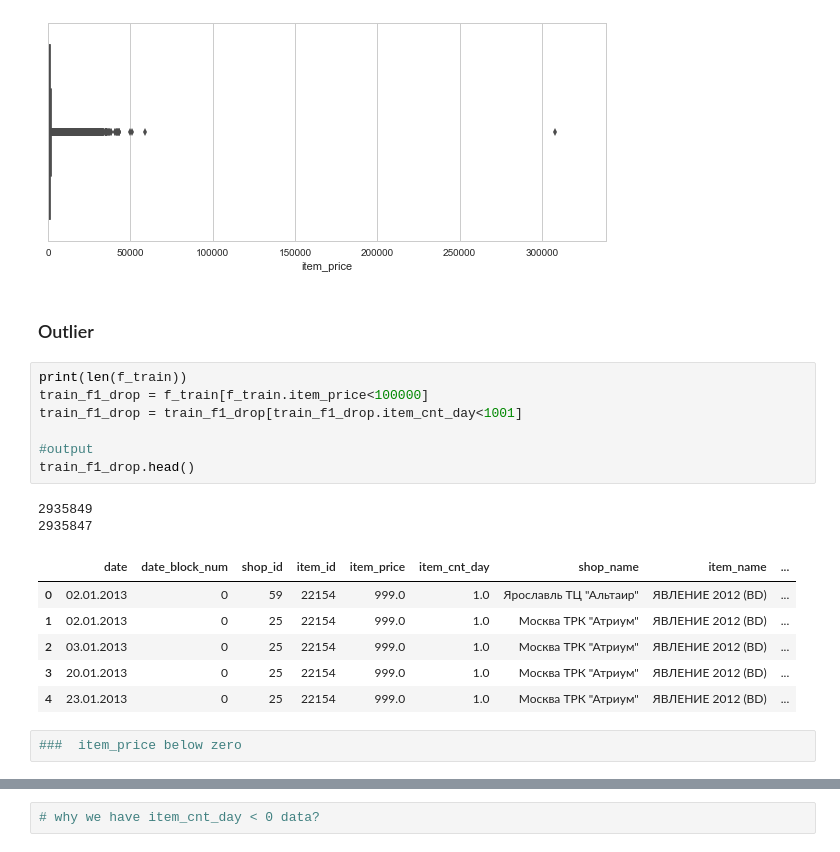
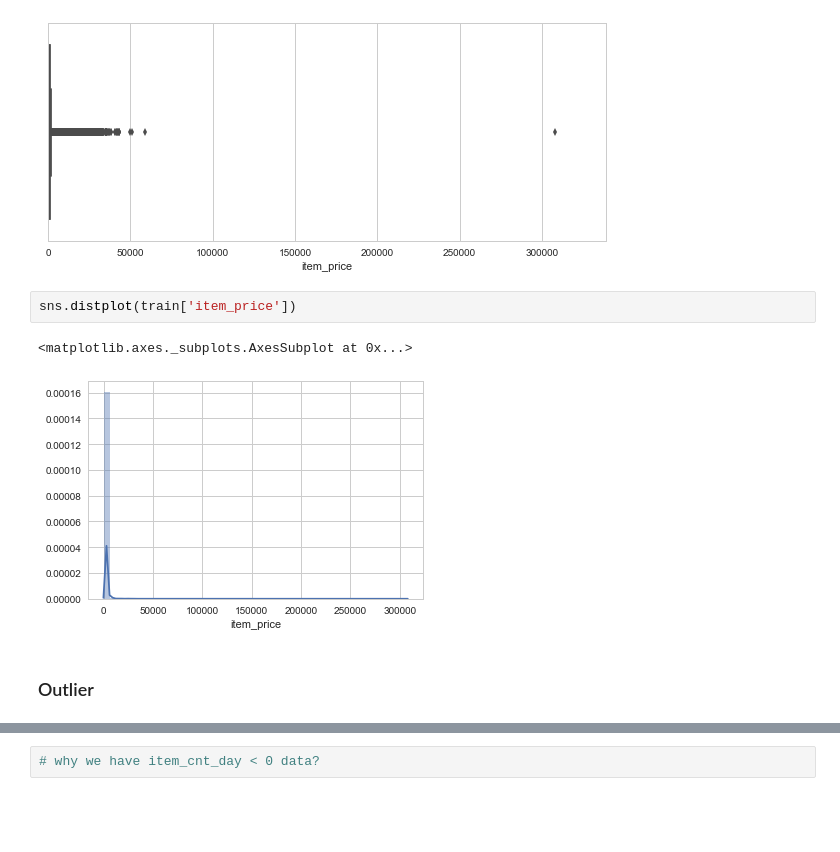
Before and after one commit to kkchuchu/kkchuchu.mushroom, a Jupyter notebook: kaggle/[kaggle] Predict Future Sales.ipynb, the cells around one changed output, grey strips where cells are left out. Cells and saved outputs as stored; diff of their text form; blank space fills up the shorter version.

```diff
--- a/kaggle/[kaggle] Predict Future Sales.ipynb
+++ b/kaggle/[kaggle] Predict Future Sales.ipynb
@@ -210,23 +215,10 @@ sns.boxplot(x=train.item_price)
 # %% [output]
 <matplotlib.axes._subplots.AxesSubplot at 0x...>
 [figure]
+# %%
+sns.distplot(train['item_price'])
+# %% [output]
+<matplotlib.axes._subplots.AxesSubplot at 0x...>
+[figure, added]
 # %% [markdown]
 ### Outlier
-# %%
-print(len(f_train))
-train_f1_drop = f_train[f_train.item_price<100000]
-train_f1_drop = train_f1_drop[train_f1_drop.item_cnt_day<1001]
-
-#output
-train_f1_drop.head()
-# %% [output]
-2935849
-2935847
-|  | date | date_block_num | shop_id | item_id | item_price | item_cnt_day | shop_name | item_name | ... |
-| 0 | 02.01.2013 | 0 | 59 | 22154 | 999.0 | 1.0 | Ярославль ТЦ "Альтаир" | ЯВЛЕНИЕ 2012 (BD) | ... |
-| 1 | 02.01.2013 | 0 | 25 | 22154 | 999.0 | 1.0 | Москва ТРК "Атриум" | ЯВЛЕНИЕ 2012 (BD) | ... |
-| 2 | 03.01.2013 | 0 | 25 | 22154 | 999.0 | 1.0 | Москва ТРК "Атриум" | ЯВЛЕНИЕ 2012 (BD) | ... |
-| 3 | 20.01.2013 | 0 | 25 | 22154 | 999.0 | 1.0 | Москва ТРК "Атриум" | ЯВЛЕНИЕ 2012 (BD) | ... |
-| 4 | 23.01.2013 | 0 | 25 | 22154 | 999.0 | 1.0 | Москва ТРК "Атриум" | ЯВЛЕНИЕ 2012 (BD) | ... |
-# %%
-###  item_price below zero
```
Also changed, not shown: parts of 15 cells of this notebook.
